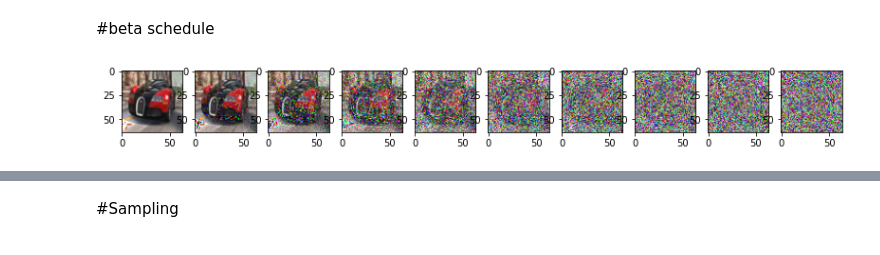
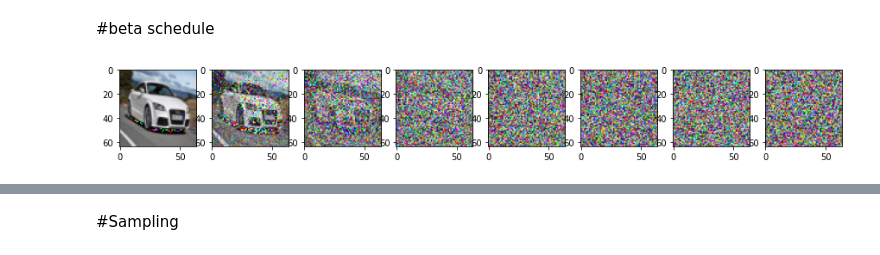
Before and after one commit to hskim-solv/Diffusion-Models-from-scratch-in-Pytorch-for-edu, a Jupyter notebook: Diffusion_Models_from_scratch_in_Pytorch_for_edu.ipynb, the cells around one changed output, grey strips where cells are left out. Cells and saved outputs as stored; diff of their text form; code cells hidden in the pictures.

```diff
--- a/Diffusion_Models_from_scratch_in_Pytorch_for_edu.ipynb
+++ b/Diffusion_Models_from_scratch_in_Pytorch_for_edu.ipynb
@@ -135,9 +82,10 @@ coef_X0, coef_noise = sqrt(alphas_cumprod), sqrt(1 - alphas_cumprod)
 # %%
-def diffuse(X0, t, t_batch_size):
+def diffuse(X0, t):
   noise = randn(X_shape)# N(0,I)
-  coef_X0_t = gather_coef_t(coef_X0, t, t_batch_size)#todo shape에서 반복계산 좀 없게
-  coef_noise_t = gather_coef_t(coef_noise, t, t_batch_size)
-  Xt = coef_X0_t * X0 + coef_noise_t * noise #reparameterization trick
+  sqrt_alphas_cumprod_t = gather_coef_t(sqrt_alphas_cumprod, t)
+  sqrt_1_minus_alphas_cumprod_t = gather_coef_t(sqrt_1_minus_alphas_cumprod, t)
+  #reparameterization trick
+  Xt = sqrt_alphas_cumprod_t * X0 + sqrt_1_minus_alphas_cumprod_t * noise
   return Xt, noise
 # %%
 from torch.utils.data import DataLoader, ConcatDataset
@@ -146,16 +94,14 @@ import numpy as np
 from torchvision.transforms import Resize, RandomHorizontalFlip \
                                     ,ToTensor, Lambda, Compose
 
-
-
 def transform(): # 뭐라 짓지
     return Compose([
-                        Resize((IMG_SIZE,)*2), #todo:하나만 넣어도 될텐데? 확인
+                        Resize( (IMG_SIZE,)*2 ),
                         RandomHorizontalFlip(),
                         ToTensor(), # Scales data into [0,1]
                         Lambda(lambda t: (t * 2) - 1) # Scale between [-1, 1]
                     ])
-def load_dataset(): #todo transfrom 함수 따로
+def load_datasets(): #todo transfrom 함수 따로
 
     transforms = transform() #변수 뭐라 써야될까?
      #todo 데이터 바꾸기
@@ -163,10 +109,10 @@ def load_dataset(): #todo transfrom 함수 따로
                                          transform=transforms)
 
     test = StanfordCars(root=".", download=True,
-                                         transform=transforms, split='test') #todo 이건 왜 있어?
+                                         transform=transforms, split='test')
     return ConcatDataset([train, test])
 # %%
-datasets = load_dataset()
+datasets = load_datasets()
 dataloader = DataLoader(datasets, batch_size=BATCH_SIZE, shuffle=True, drop_last=True)
 # %%
 from torchvision.transforms import ToPILImage
@@ -175,42 +121,37 @@ import numpy as np
 
 def ScaleBack():
   def scale_back(X):
-    X += 1
-    X /= 2
+    X = ( (X + 1) / 2 ) * 255.
     X = X.permute(1,2,0) # CHW to HWC
-    X *= 255.
-    return X.numpy().astype(np.uint8) #todo 깔끔하지 못하다.
+    return X.numpy().astype(np.uint8)
   return Lambda(scale_back)
 
 def show_image(image):
-    reverse_transforms = Compose([ #todo : 람다 한꺼번에 묶어서 함수로
-                                  ScaleBack(),
-                                  ToPILImage()
-                              ])
+    transforms = Compose([ScaleBack(), ToPILImage()])
 
     # Take first image of batch
     if len(image.shape) == 4:
         image = image[0, :, :, :]
-    plt.imshow(reverse_transforms(image))
+    plt.imshow(transforms(image))
 # %%
 from torch import tensor, int64
 
-plt.figure(figsize=(15,15)) # todo 이런것도 좀 깔끔하게 안되나.
+plt.figure(figsize=(15,15))
 plt.axis('off')
-num_images = 10
-stepsize = int(T/num_images) #노이즈 횟수
-X0, _ = next(iter(dataloader)) # 확인 해보자
+num_images = 7
+stepsize = int(T/num_images)
+X0 = next(iter(dataloader))
 
 t_batch_size = 1
 for t in range(0, T, stepsize):
   t = tensor([t])
   plt.subplot(1, num_images+1, (t/stepsize) + 1)
 
-  Xt, _ = diffuse(X0[0], t, t_batch_size)
+  Xt, _ = diffuse(X0[0], t)
   # todo:이미지 출력
   show_image(Xt)
 # %% [output]
-[figure, old version]
+[figure, new version]
 # %%
 from torch.nn import Conv2d, ReLU, BatchNorm2d, Linear, ConvTranspose2d, Module
 from torch.nn.functional import relu
```
Also changed, not shown: parts of 21 cells of this notebook.
